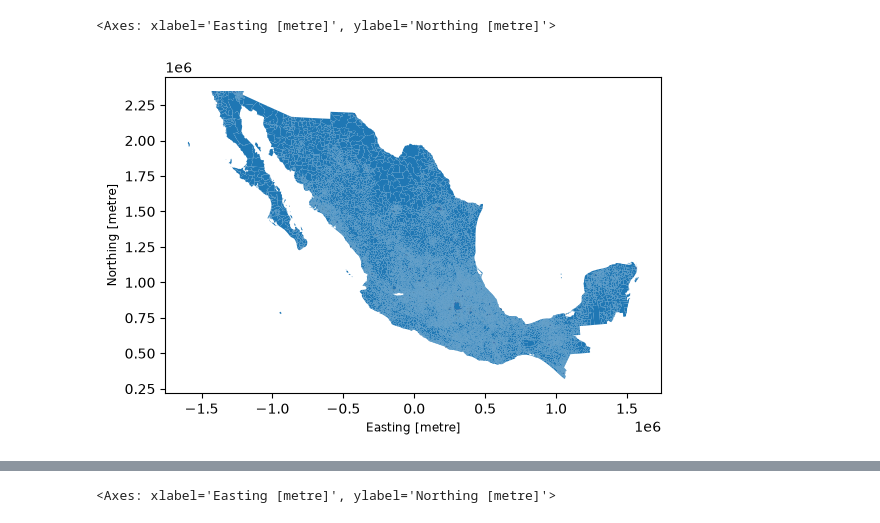
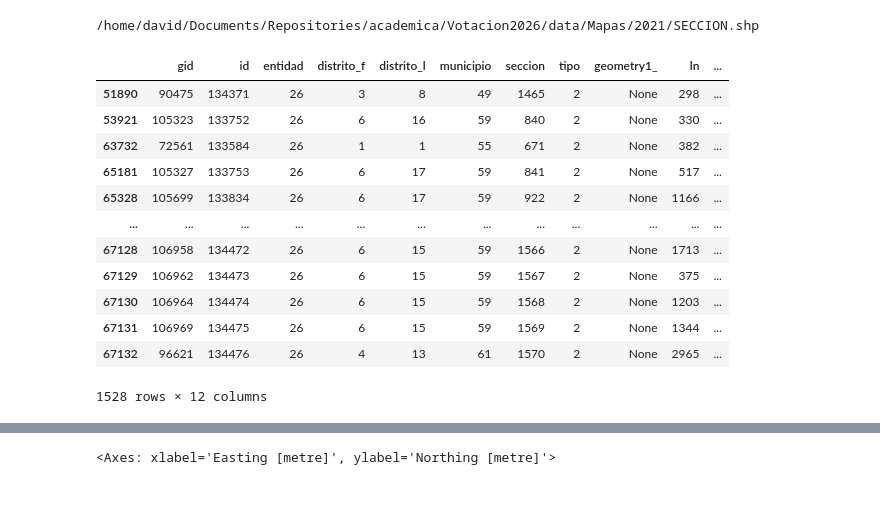
Before and after one commit to CosmicObservatory/Votacion2026, a Jupyter notebook: notebooks/mapas_eda.ipynb, the cells around one changed output, grey strips where cells are left out. Saved outputs shown, nothing was run; the diff lists cells and outputs as text; code cells hidden in the pictures; blank space fills up the shorter version.

```diff
--- a/notebooks/mapas_eda.ipynb
+++ b/notebooks/mapas_eda.ipynb
@@ -8,6 +56,25 @@ map1 = gpd.read_file("/home/david/Documents/Repositories/academica/Votacion2026/
 # %%
-map1.plot()
+k = 7
+# 5, 6
+print(shpmaps[k])
+file = gpd.read_file(shpmaps[k])
 # %% [output]
-<Axes: xlabel='Easting [metre]', ylabel='Northing [metre]'>
+/home/david/Documents/Repositories/academica/Votacion2026/data/Mapas/2021/SECCION.shp
-[figure, removed]
+# %%
+sonfile = file[file['entidad']==26]
+sonfile
+# %% [output]
+|  | gid | id | entidad | distrito_f | distrito_l | municipio | seccion | tipo | geometry1_ | ln | ... |
+| 51890 | 90475 | 134371 | 26 | 3 | 8 | 49 | 1465 | 2 | None | 298 | ... |
+| 53921 | 105323 | 133752 | 26 | 6 | 16 | 59 | 840 | 2 | None | 330 | ... |
+| 63732 | 72561 | 133584 | 26 | 1 | 1 | 55 | 671 | 2 | None | 382 | ... |
+| 65181 | 105327 | 133753 | 26 | 6 | 17 | 59 | 841 | 2 | None | 517 | ... |
+| 65328 | 105699 | 133834 | 26 | 6 | 17 | 59 | 922 | 2 | None | 1166 | ... |
+| ... | ... | ... | ... | ... | ... | ... | ... | ... | ... | ... | ... |
+| 67128 | 106958 | 134472 | 26 | 6 | 15 | 59 | 1566 | 2 | None | 1713 | ... |
+| 67129 | 106962 | 134473 | 26 | 6 | 15 | 59 | 1567 | 2 | None | 375 | ... |
+| 67130 | 106964 | 134474 | 26 | 6 | 15 | 59 | 1568 | 2 | None | 1203 | ... |
+| 67131 | 106969 | 134475 | 26 | 6 | 15 | 59 | 1569 | 2 | None | 1344 | ... |
+| 67132 | 96621 | 134476 | 26 | 4 | 13 | 61 | 1570 | 2 | None | 2965 | ... |
+1528 rows × 12 columns
 # %%
```
Also changed, not shown: parts of 5 cells of this notebook, 8 other files.
